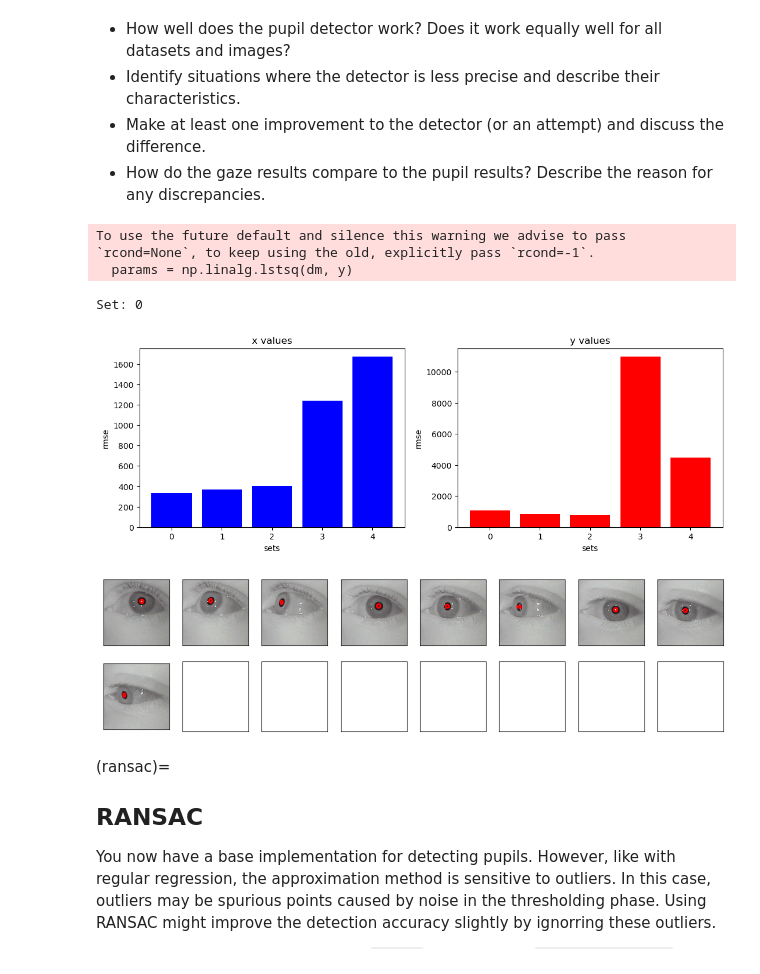
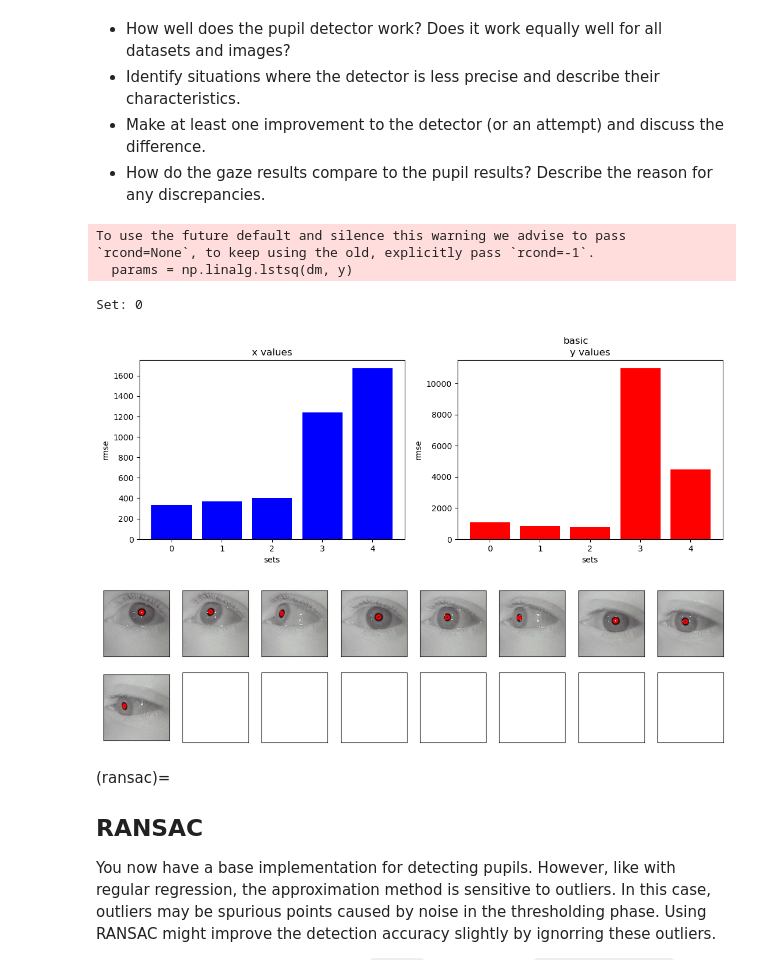
Before and after one commit to MikkelBerggreen/ITU-Introduction-to-Machine-Learning, a Jupyter notebook: source/exercises/W6-data-cleaning/notebooks/gaze_features_nb.ipynb, the cells around one changed output. Saved outputs shown, nothing was run; the diff lists cells and outputs as text; code cells hidden in the pictures.

```diff
--- a/source/exercises/W6-data-cleaning/notebooks/gaze_features_nb.ipynb
+++ b/source/exercises/W6-data-cleaning/notebooks/gaze_features_nb.ipynb
@@ -265,9 +265,7 @@ pupils_basic = [pd.DataFrame(p, columns=['cx', 'cy', 'ax', 'ay', 'angle']) for p
 pupils_basic_train = [df.iloc[:9] for df in pupils_basic]
 pupils_basic_test = [df.iloc[9:] for df in pupils_basic]
 # %%
-# Write your solution here.
-
-# A) ---------------------------------
+# A ---------------------------------
 # Calculate RMSE
 def rmse(X, y):
     sum = 0
@@ -277,36 +275,41 @@ def rmse(X, y):
 
     return np.sqrt(mse)
 
-# B) ---------------------------------
+# B ---------------------------------
 # Calculating RMSE for x and y coordinates for every test data set
-rmseXs = np.array([])
-rmseYs = np.array([])
-sets = np.array([])
-for case in range(0, len(pupils_basic_test)):
-    xs, ys = calculatePredictions(case, pupils_basic_test, pupils_basic_train, positions_train, usedOrder)
-    trueValues = trueValuesToArray(case, pupils_basic_test)
-    rmseX = rmse(xs, trueValues[0])
-    rmseY = rmse(ys, trueValues[1])
-    rmseXs = np.append(rmseXs, rmseX)
-    rmseYs = np.append(rmseYs, rmseY)
-    sets = np.append(sets, case)
+def calculateAllRmseBasic():
+    rmseXs = np.array([])
+    rmseYs = np.array([])
+    sets = np.array([])
+    for case in range(0, len(pupils_basic_test)):
+        xs, ys = calculatePredictions(case, pupils_basic_test, pupils_basic_train, positions_train, usedOrder)
+        trueValues = trueValuesToArray(case, pupils_basic_test)
+        rmseX = rmse(xs, trueValues[0])
+        rmseY = rmse(ys, trueValues[1])
+        rmseXs = np.append(rmseXs, rmseX)
+        rmseYs = np.append(rmseYs, rmseY)
+        sets = np.append(sets, case)
+    return [rmseXs, rmseYs, sets]
 
 
 # Bar plot of rmses:
-plt.figure(figsize=(20, 4))
-plt.subplot(131)
-plt.bar(sets, rmseXs, color = 'blue')
-plt.title("x values")
-plt.xlabel("sets")
-plt.ylabel("rmse")
-plt.subplot(132)
-plt.bar(sets, rmseYs, color = 'red')
-plt.title("y values")
-plt.xlabel("sets")
-plt.ylabel("rmse")
+def barPlotRmses(rmses, title):
+    plt.figure(figsize=(20, 4))
+    plt.subplot(131)
+    plt.bar(rmses[2], rmses[0], color = 'blue')
+    plt.title("x values")
+    plt.xlabel("sets")
+    plt.ylabel("rmse")
+    plt.subplot(132)
+    plt.bar(rmses[2], rmses[1], color = 'red')
+    plt.title("y values")
+    plt.xlabel("sets")
+    plt.ylabel("rmse")
+    plt.suptitle(title)
 
+barPlotRmses(calculateAllRmseBasic(), "basic")
 
-# C) ---------------------------------
+# C ---------------------------------
 # Function show_example_features() to show elipses drawn onto the pupil picture taken from assignment 1 Gaze Prediction:
 def show_example_features(images, pupils):
     """Draw a grid of images with the predicted pupils drawn on top."""
@@ -323,35 +326,35 @@ def show_example_features(images, pupils):
     for row in ax:
         for a in row:
             a.get_xaxis().set_visible(False)
             a.get_yaxis().set_visible(False)
     plt.show()
 
 # Function to show every pupil
 def showDetectedPupils(set):
     print("Set:", set)
     show_example_features(images_train[set], pupils_basic_train[set])
 
 showDetectedPupils(0)
 
 
-# D) ---------------------------------
+# D ---------------------------------
 # Evaluation:
 
 # First of all, the pupil detector seems to be working somewhat fine in most cases.
 # In some sets there are a couple outliers, where the elipse drawn is horizontal, where it really should be vertical (how it stretches)
 # For example, in set 0 image 6 (as shown in the output of this cell):
 # It can be seen that the elipse does not actually follow the outline of the pupil, but somehow goes vertically across instead.
 
 # Also, there seem to be a common trend in all cases that the elipses drawn are smaller than the actual pupil.
 # I would guess this is because of the thresholding and morphology done to the image, maybe altering the size of the "BLOBS" detected.
 # Either way, overall the correct pupil candidates seems to be chosen as the correct pupil position in the images.
 
 #
 # %% [output]
 To use the future default and silence this warning we advise to pass `rcond=None`, to keep using the old, explicitly pass `rcond=-1`.
   params = np.linalg.lstsq(dm, y)
 Set: 0
-[figure, old version]
+[figure, new version]
 [figure]
 # %% [markdown]
 (ransac)=
```
Also changed, not shown: parts of 5 cells of this notebook.
